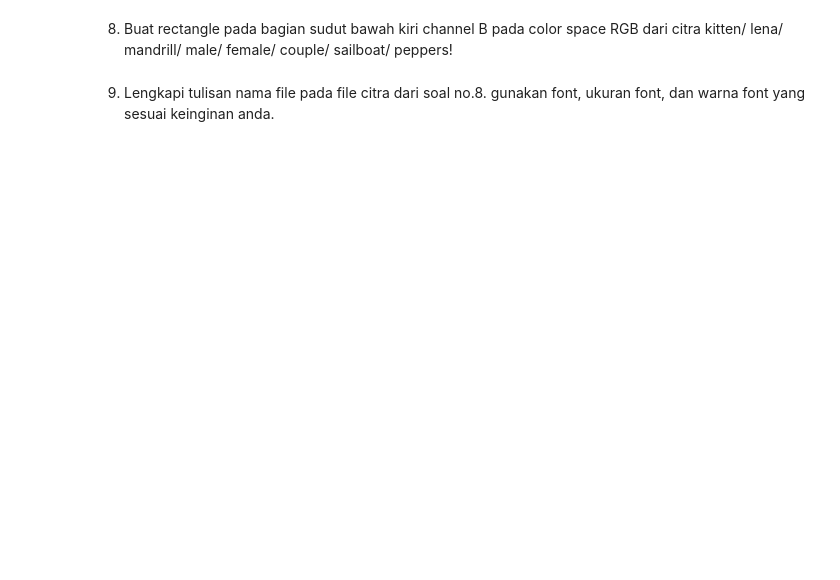
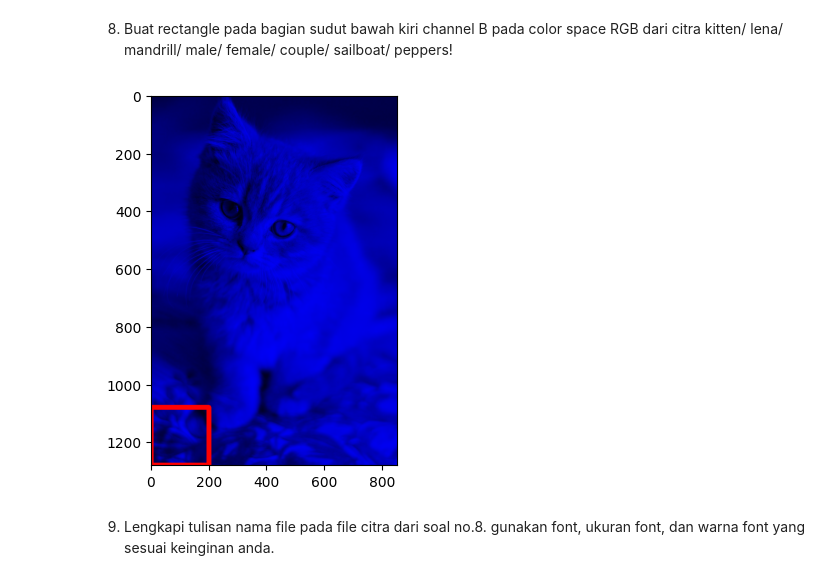
Before and after one commit to jihankaruniaa/PCVK_Ganjil_2024, a Jupyter notebook: Modul_2.ipynb, the cells around one changed output. Drawn from its saved outputs; the diff is of its cells as text; code cells hidden in the pictures; blank space fills up the shorter version.

```diff
--- a/Modul_2.ipynb
+++ b/Modul_2.ipynb
@@ -304,4 +315,14 @@ plt.imshow(image5)
 # %% [markdown]
 8. Buat rectangle pada bagian sudut bawah kiri channel B pada color space RGB dari citra kitten/ lena/ mandrill/ male/ female/ couple/ sailboat/ peppers!
+# %%
+image = cv.imread('/content/drive/MyDrive/SEMESTER 5/PCVK/Image/cat.jpg')
+image[:,:,1] = 0
+image[:,:,2] = 0
+cv.rectangle(image, (0, image.shape[0] - 200), (200, image.shape[0]), (0, 0, 255), thickness=15)
+
+plt.imshow(cv.cvtColor(image, cv.COLOR_BGR2RGB))
+plt.show()
+# %% [output]
+[figure, added]
 # %% [markdown]
 9. Lengkapi tulisan nama file pada file citra dari soal no.8. gunakan font, ukuran font, dan warna font yang sesuai keinginan anda.
```
Also changed, not shown: parts of 4 cells of this notebook.
